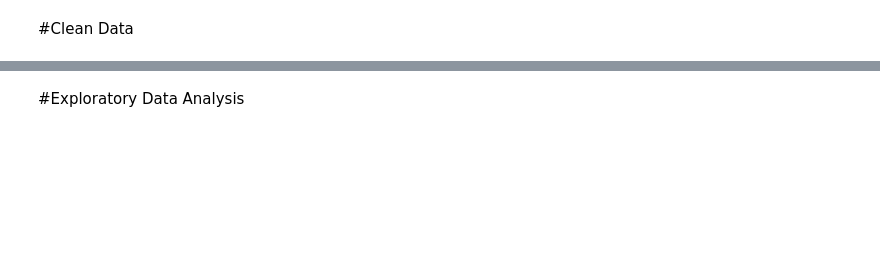
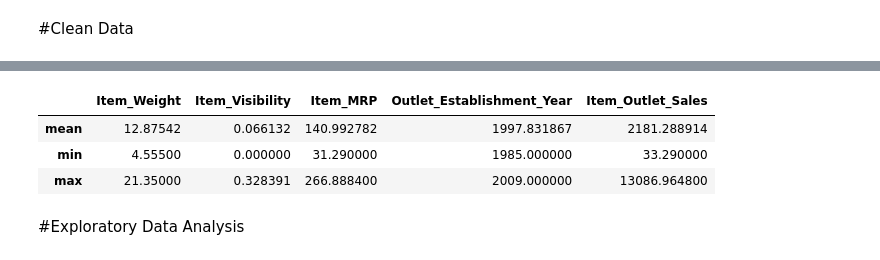
Before and after one commit to MutasemAlsallout0/Prediction-of-Product-Sales, a Jupyter notebook: Prediction_of_Product_Sales.ipynb, the cells around one changed output, grey strips where cells are left out. Saved outputs shown, nothing was run; the diff lists cells and outputs as text; code cells hidden in the pictures; blank space fills up the shorter version.

```diff
--- a/Prediction_of_Product_Sales.ipynb
+++ b/Prediction_of_Product_Sales.ipynb
@@ -16,0 +103,9 @@
+# %%
+# I used the list of categorical columns to fill null values with mode
+print(df[categorical_cols].isna().sum())
+
+mode_outlet_size = df['Outlet_Size'].mode()[0]
+df['Outlet_Size'] = df['Outlet_Size'].fillna(mode_outlet_size)
+
+
+df[categorical_cols].isna().sum()
@@ -16,0 +130,4 @@
+# %%
+#seconed: I saved list of numeric column names
+numeric_cols = df.select_dtypes('number').columns.tolist()
+df[numeric_cols].isna().sum()
@@ -16,0 +142,8 @@
+# %%
+# I used the list of numeric_cols columns to fill null values
+
+item_weight_map = df.groupby('Item_Identifier')['Item_Weight'].mean()
+
+df['Item_Weight'] = df['Item_Weight'].fillna(df['Item_Identifier'].map(item_weight_map))
+
+df['Item_Weight'] = df['Item_Weight'].fillna(df['Item_Weight'].mean())
@@ -16,0 +189,6 @@
+# %%
+df['Item_Fat_Content'] = df['Item_Fat_Content'].replace({'LF': 'Low Fat',
+                                                       'low fat': 'Low Fat',
+                                                       'reg': 'Regular'})
+
+df['Item_Fat_Content'].value_counts()
@@ -17,2 +201,11 @@
+# %%
+#8) For any numerical columns, obtain the summary statistics of each (min, max, mean).
+
+df[numeric_cols].describe().loc[['mean', 'min', 'max']]
+# %% [output]
+|  | Item_Weight | Item_Visibility | Item_MRP | Outlet_Establishment_Year | Item_Outlet_Sales |
+| mean | 12.87542 | 0.066132 | 140.992782 | 1997.831867 | 2181.288914 |
+| min | 4.55500 | 0.000000 | 31.290000 | 1985.000000 | 33.290000 |
+| max | 21.35000 | 0.328391 | 266.888400 | 2009.000000 | 13086.964800 |
 # %% [markdown]
 #Exploratory Data Analysis
```
Also changed, not shown: parts of 14 cells of this notebook.
